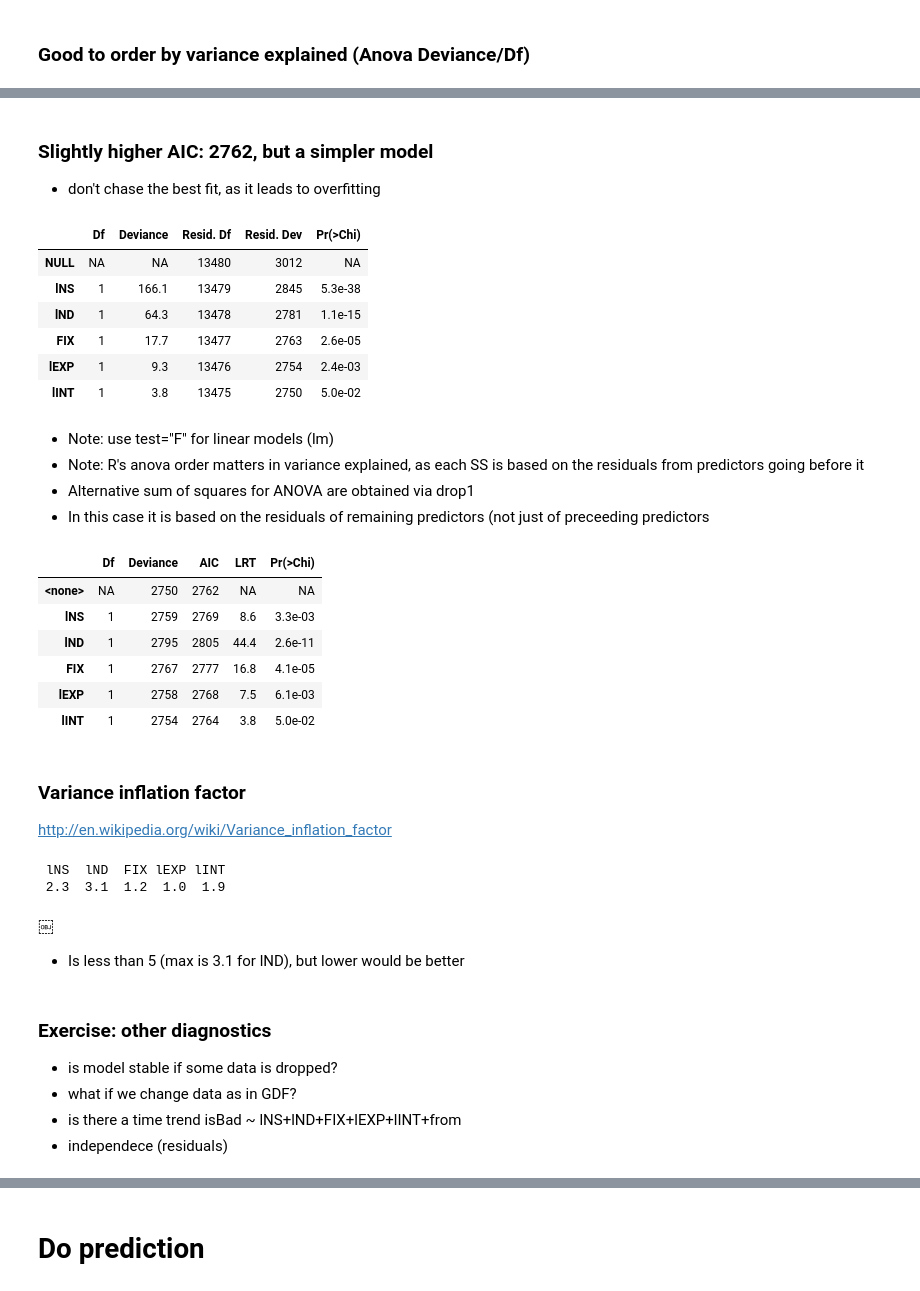
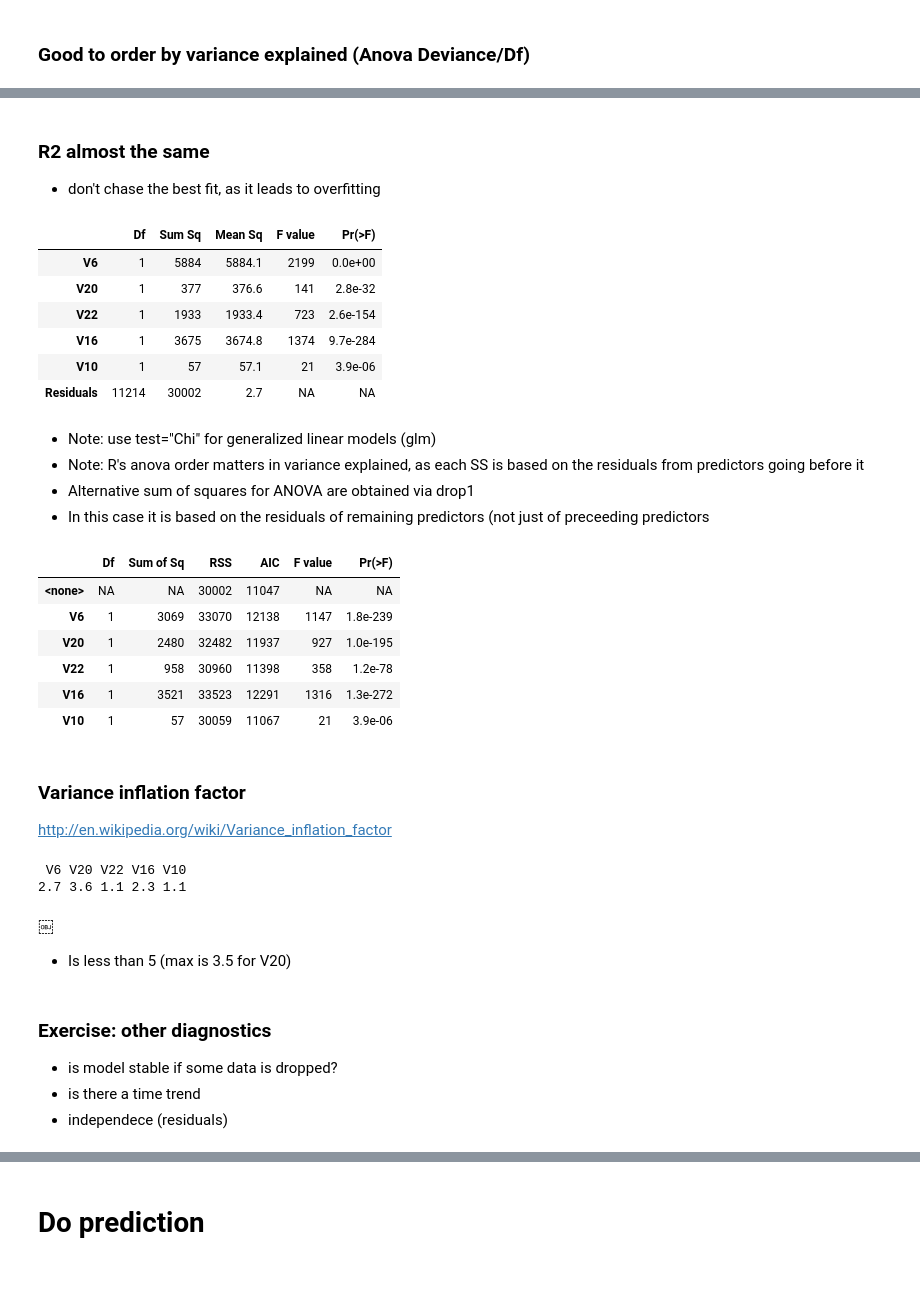
Before and after one commit to fdac17/FinalProjects, a Jupyter notebook: mp3.ipynb, the cells around one changed output, grey strips where cells are left out. Saved outputs shown, nothing was run; the diff lists cells and outputs as text; code cells hidden in the pictures.

```diff
--- a/mp3.ipynb
+++ b/mp3.ipynb
@@ -6,7 +6,7 @@ Mini-Project3
 options(digits=2);
 # %%
 # Read in the data
-data <- read.table("all",sep=';',header=F);
+data <- read.table("all",sep=';',header=F,nrows=13000);
 # %%
 summary(data)
 # %% [output]
@@ -88,12 +88,14 @@ hiCor(data[,-c(1:3,17,28)],.7);# 17 is the same as 5
 Lets take a look at principal components
 # %%
 sumr = summary(data[,-c(1:3,17,28)]);
+dataOrig = data [,-c(1:3,17,28)]
 dataTr = data [,-c(1:3,17,28)]
-for (i in dim(sumr)[1]){
+for (i in 1:dim(sumr)[2]){
     md = as.double(sub('Median :', '', sumr[3,i]));
     mn = as.double(sub('Mean   :', '', sumr[4,i]));
     mx = as.double(sub('Max.   :', '', sumr[6,i]));
     if (mn/md>2||mx>10*mn){
-        dataTr[,i] = log(dataTr[,i]+min(dataTr[,i],na.rm=T)+.1)
+        print (paste(c("transforming",i, md, mn, mx),collapse=" "));
+        dataTr[,i] = log(dataTr[,i]-min(dataTr[,i],na.rm=T)+.1)
     }
 }
@@ -165,0 +187,4 @@ data1 <- dataTr1;
+# %%
+data1 <- dataTr1;
+trainIdx = rep (0,dim(dataTr1)[1]);
+trainIdx [sample(1:dim(dataTr1)[1], dim(dataTr1)[1]*.99)] = 1;
@@ -228,0 +241,12 @@ Number of Fisher Scoring iterations: 7
+# %%
+#discretize for other types of predictions
+breaks <- quantile(dataTr1[trainIdx==1,"V14"], seq(0, 1, 0.25));
+print(breaks);
+dataTr1$V14D <- cut(dataTr1$V14, breaks = breaks);
+
+#now separate trining/test sets
+dataTr2 = dataTr1[trainIdx==1,];
+dataTst2 = dataTr1[trainIdx==0,];
+row.names(dataTr2) = 1:dim(dataTr2)[1];
+mod <- lm(V14 ~ V6 + V20 + V22 + V16 + V10 , data=dataTr2);
+summary(mod);
@@ -229,33 +273,33 @@ Number of Fisher Scoring iterations: 7
 # %% [markdown]
-### Slightly higher AIC: 2762, but a simpler model
+### R2 almost the same
    * don't chase the best fit, as it leads to overfitting
 # %%
-anova(mod, test="Chi");#it is good to order predictors by deviance explained
+anova(mod, test="F");#it is good to order predictors by deviance explained
 # %% [output]
-|  | Df | Deviance | Resid. Df | Resid. Dev | Pr(>Chi) |
-| NULL | NA | NA | 13480 | 3012 | NA |
-| lNS | 1 | 166.1 | 13479 | 2845 | 5.3e-38 |
-| lND | 1 | 64.3 | 13478 | 2781 | 1.1e-15 |
-| FIX | 1 | 17.7 | 13477 | 2763 | 2.6e-05 |
-| lEXP | 1 | 9.3 | 13476 | 2754 | 2.4e-03 |
-| lINT | 1 | 3.8 | 13475 | 2750 | 5.0e-02 |
+|  | Df | Sum Sq | Mean Sq | F value | Pr(>F) |
+| V6 | 1 | 5884 | 5884.1 | 2199 | 0.0e+00 |
+| V20 | 1 | 377 | 376.6 | 141 | 2.8e-32 |
+| V22 | 1 | 1933 | 1933.4 | 723 | 2.6e-154 |
+| V16 | 1 | 3675 | 3674.8 | 1374 | 9.7e-284 |
+| V10 | 1 | 57 | 57.1 | 21 | 3.9e-06 |
+| Residuals | 11214 | 30002 | 2.7 | NA | NA |
 # %% [markdown]
-* Note: use test="F" for linear models (lm)
+* Note: use test="Chi" for generalized linear models (glm)
 * Note: R's anova order matters in variance explained, as
   each SS is based on the residuals from predictors going before it
 * Alternative sum of squares for ANOVA are obtained via drop1
 *  In this case it is based on the residuals of remaining predictors (not
   just of preceeding predictors
 # %%
-drop1(mod, test="Chi");
+drop1(mod, test="F");
 # %% [output]
-|  | Df | Deviance | AIC | LRT | Pr(>Chi) |
-| <none> | NA | 2750 | 2762 | NA | NA |
-| lNS | 1 | 2759 | 2769 | 8.6 | 3.3e-03 |
-| lND | 1 | 2795 | 2805 | 44.4 | 2.6e-11 |
-| FIX | 1 | 2767 | 2777 | 16.8 | 4.1e-05 |
-| lEXP | 1 | 2758 | 2768 | 7.5 | 6.1e-03 |
-| lINT | 1 | 2754 | 2764 | 3.8 | 5.0e-02 |
+|  | Df | Sum of Sq | RSS | AIC | F value | Pr(>F) |
+| <none> | NA | NA | 30002 | 11047 | NA | NA |
+| V6 | 1 | 3069 | 33070 | 12138 | 1147 | 1.8e-239 |
+| V20 | 1 | 2480 | 32482 | 11937 | 927 | 1.0e-195 |
+| V22 | 1 | 958 | 30960 | 11398 | 358 | 1.2e-78 |
+| V16 | 1 | 3521 | 33523 | 12291 | 1316 | 1.3e-272 |
+| V10 | 1 | 57 | 30059 | 11067 | 21 | 3.9e-06 |
 # %% [markdown]
 ### Variance inflation factor
  http://en.wikipedia.org/wiki/Variance_inflation_factor
@@ -263,15 +307,13 @@ drop1(mod, test="Chi");
 library(car)
 vif(mod);
 # %% [output]
- lNS  lND  FIX lEXP lINT
- 2.3  3.1  1.2  1.0  1.9
+ V6 V20 V22 V16 V10
+2.7 3.6 1.1 2.3 1.1
 # %% [markdown]
 ￼
-* Is less than 5 (max is 3.1 for lND), but lower would be better
+* Is less than 5 (max is 3.5 for V20)
 # %% [markdown]
 ### Exercise: other diagnostics
 * is model stable if some data is dropped?
-* what if we change data as in GDF?
 * is there a time trend
-    isBad ~ lNS+lND+FIX+lEXP+lINT+from
 * independece (residuals)
```
Also changed, not shown: parts of 57 cells of this notebook.
